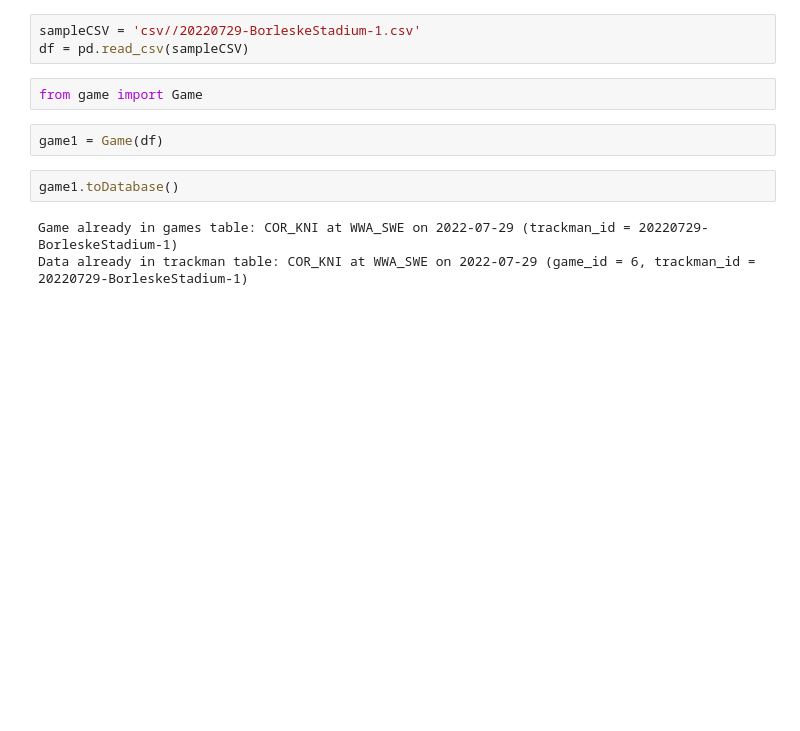
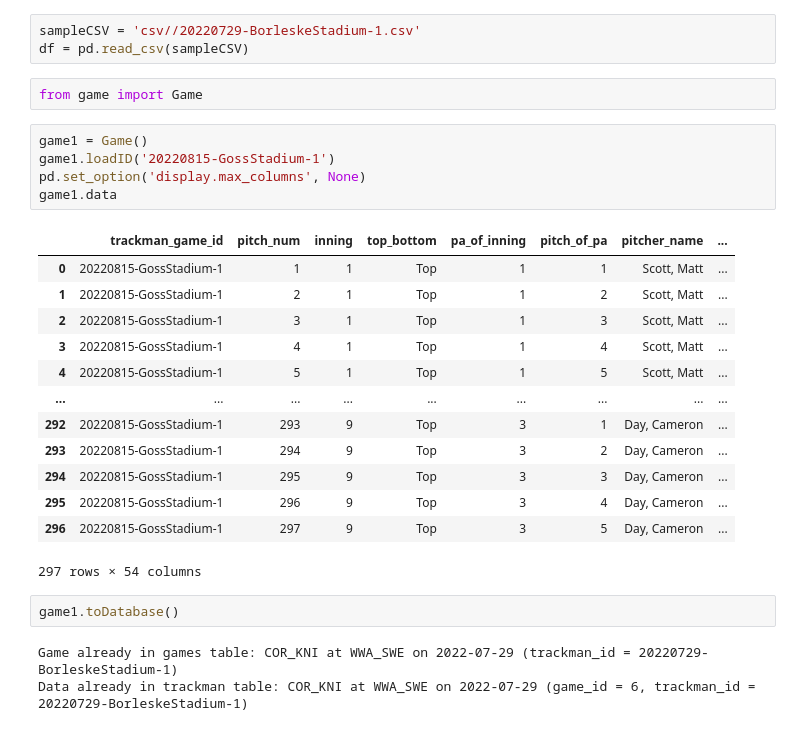
Before and after one commit to rylar8/rylar_baseball, a Jupyter notebook: testing.ipynb, the cells around one changed output. Drawn from its saved outputs; the diff is of its cells as text; blank space fills up the shorter version.

```diff
--- a/testing.ipynb
+++ b/testing.ipynb
@@ -5,8 +5,25 @@ sampleCSV = 'csv//20220729-BorleskeStadium-1.csv'
 df = pd.read_csv(sampleCSV)
 # %%
 from game import Game
-# %%
-game1 = Game(df)
+# %%
+game1 = Game()
+game1.loadID('20220815-GossStadium-1')
+pd.set_option('display.max_columns', None)
+game1.data
+# %% [output]
+|  | trackman_game_id | pitch_num | inning | top_bottom | pa_of_inning | pitch_of_pa | pitcher_name | ... |
+| 0 | 20220815-GossStadium-1 | 1 | 1 | Top | 1 | 1 | Scott, Matt | ... |
+| 1 | 20220815-GossStadium-1 | 2 | 1 | Top | 1 | 2 | Scott, Matt | ... |
+| 2 | 20220815-GossStadium-1 | 3 | 1 | Top | 1 | 3 | Scott, Matt | ... |
+| 3 | 20220815-GossStadium-1 | 4 | 1 | Top | 1 | 4 | Scott, Matt | ... |
+| 4 | 20220815-GossStadium-1 | 5 | 1 | Top | 1 | 5 | Scott, Matt | ... |
+| ... | ... | ... | ... | ... | ... | ... | ... | ... |
+| 292 | 20220815-GossStadium-1 | 293 | 9 | Top | 3 | 1 | Day, Cameron | ... |
+| 293 | 20220815-GossStadium-1 | 294 | 9 | Top | 3 | 2 | Day, Cameron | ... |
+| 294 | 20220815-GossStadium-1 | 295 | 9 | Top | 3 | 3 | Day, Cameron | ... |
+| 295 | 20220815-GossStadium-1 | 296 | 9 | Top | 3 | 4 | Day, Cameron | ... |
+| 296 | 20220815-GossStadium-1 | 297 | 9 | Top | 3 | 5 | Day, Cameron | ... |
+297 rows × 54 columns
 # %%
 game1.toDatabase()
 # %% [output]
```
Also changed, not shown: 2 other files.
